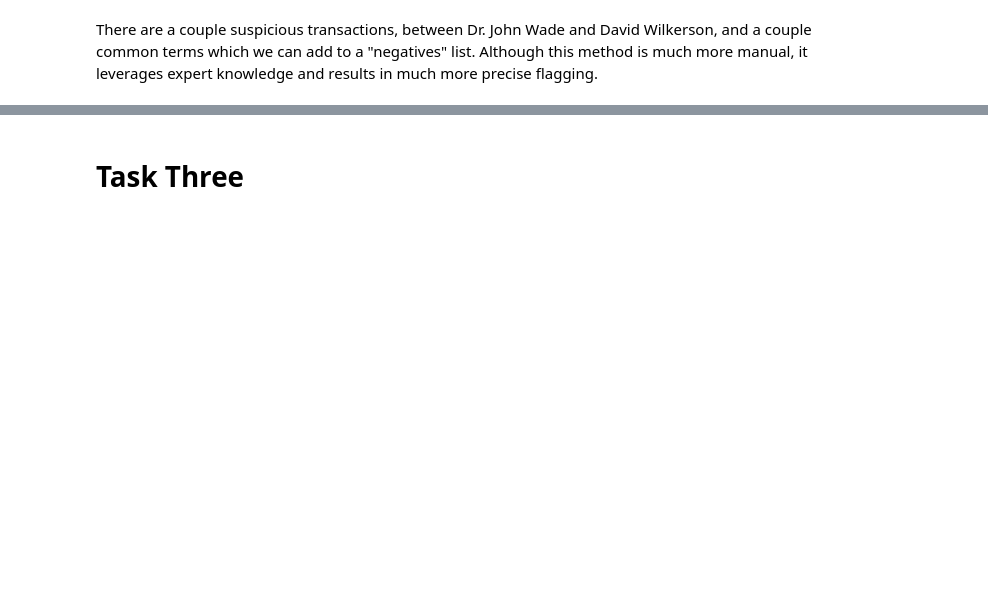
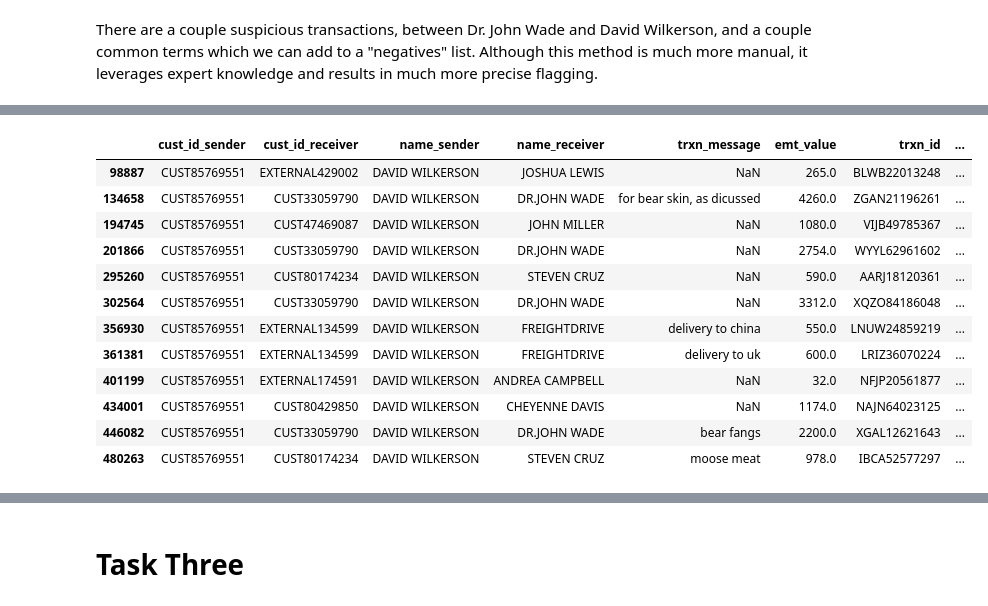
Before and after one commit to jwardbond/2023-imi-bigdata, a Jupyter notebook: eda.ipynb, the cells around one changed output, grey strips where cells are left out. Saved outputs shown, nothing was run; the diff lists cells and outputs as text; code cells hidden in the pictures; blank space fills up the shorter version.

```diff
--- a/eda.ipynb
+++ b/eda.ipynb
@@ -400,0 +454,3 @@ emt[emt['regex_flag']==1]
+# %%
+davidwilkerson_id = 'CUST85769551'
+emt[emt['cust_id_receiver'] == davidwilkerson_id]
@@ -400,0 +466,16 @@ emt[emt['regex_flag']==1]
+# %%
+emt[emt['cust_id_sender'] == davidwilkerson_id]
+# %% [output]
+|  | cust_id_sender | cust_id_receiver | name_sender | name_receiver | trxn_message | emt_value | trxn_id | ... |
+| 98887 | CUST85769551 | EXTERNAL429002 | DAVID WILKERSON | JOSHUA LEWIS | NaN | 265.0 | BLWB22013248 | ... |
+| 134658 | CUST85769551 | CUST33059790 | DAVID WILKERSON | DR.JOHN WADE | for bear skin, as dicussed | 4260.0 | ZGAN21196261 | ... |
+| 194745 | CUST85769551 | CUST47469087 | DAVID WILKERSON | JOHN MILLER | NaN | 1080.0 | VIJB49785367 | ... |
+| 201866 | CUST85769551 | CUST33059790 | DAVID WILKERSON | DR.JOHN WADE | NaN | 2754.0 | WYYL62961602 | ... |
+| 295260 | CUST85769551 | CUST80174234 | DAVID WILKERSON | STEVEN CRUZ | NaN | 590.0 | AARJ18120361 | ... |
+| 302564 | CUST85769551 | CUST33059790 | DAVID WILKERSON | DR.JOHN WADE | NaN | 3312.0 | XQZO84186048 | ... |
+| 356930 | CUST85769551 | EXTERNAL134599 | DAVID WILKERSON | FREIGHTDRIVE | delivery to china | 550.0 | LNUW24859219 | ... |
+| 361381 | CUST85769551 | EXTERNAL134599 | DAVID WILKERSON | FREIGHTDRIVE | delivery to uk | 600.0 | LRIZ36070224 | ... |
+| 401199 | CUST85769551 | EXTERNAL174591 | DAVID WILKERSON | ANDREA CAMPBELL | NaN | 32.0 | NFJP20561877 | ... |
+| 434001 | CUST85769551 | CUST80429850 | DAVID WILKERSON | CHEYENNE DAVIS | NaN | 1174.0 | NAJN64023125 | ... |
+| 446082 | CUST85769551 | CUST33059790 | DAVID WILKERSON | DR.JOHN WADE | bear fangs | 2200.0 | XGAL12621643 | ... |
+| 480263 | CUST85769551 | CUST80174234 | DAVID WILKERSON | STEVEN CRUZ | moose meat | 978.0 | IBCA52577297 | ... |
```
Also changed, not shown: parts of 16 cells of this notebook.
